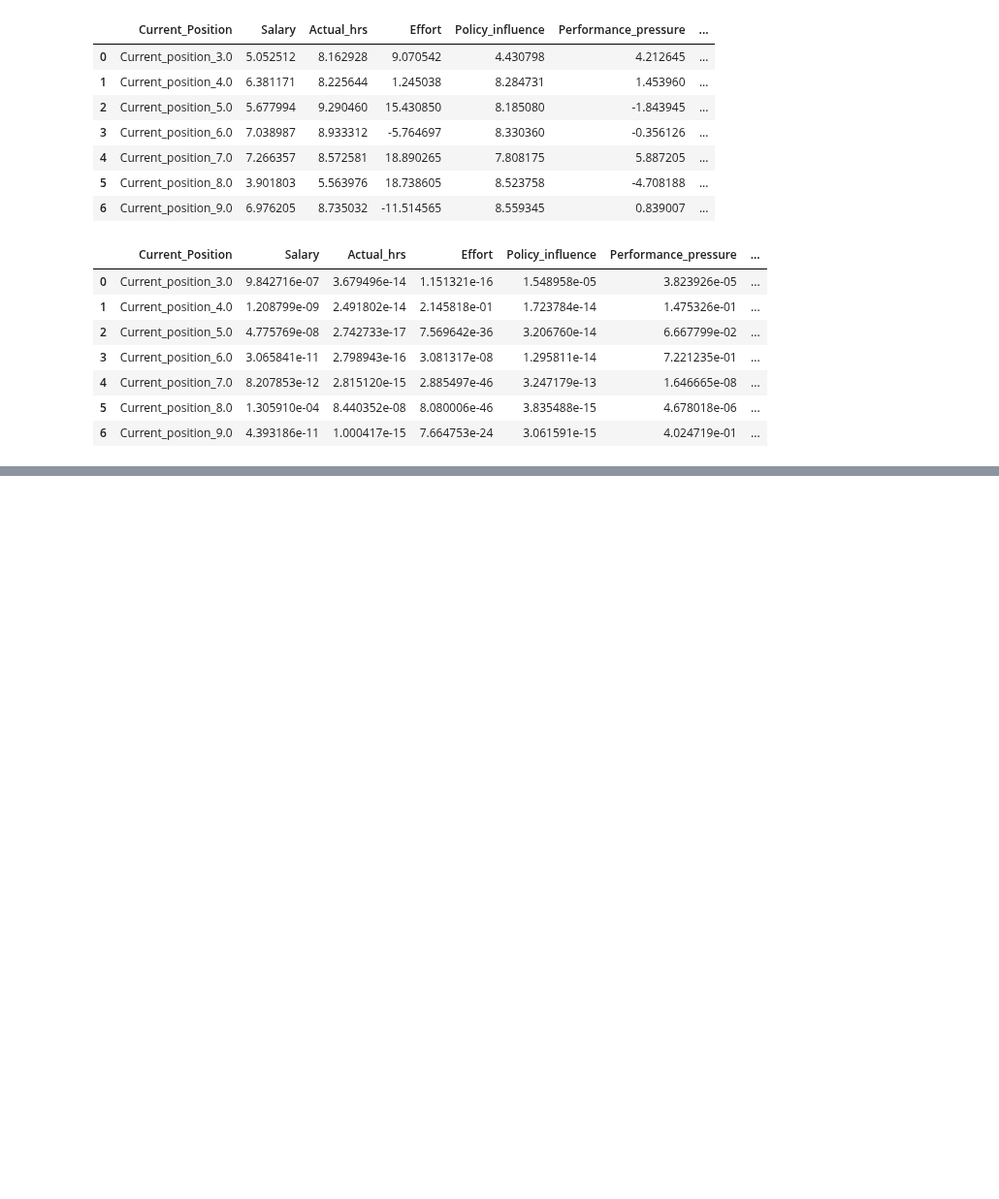
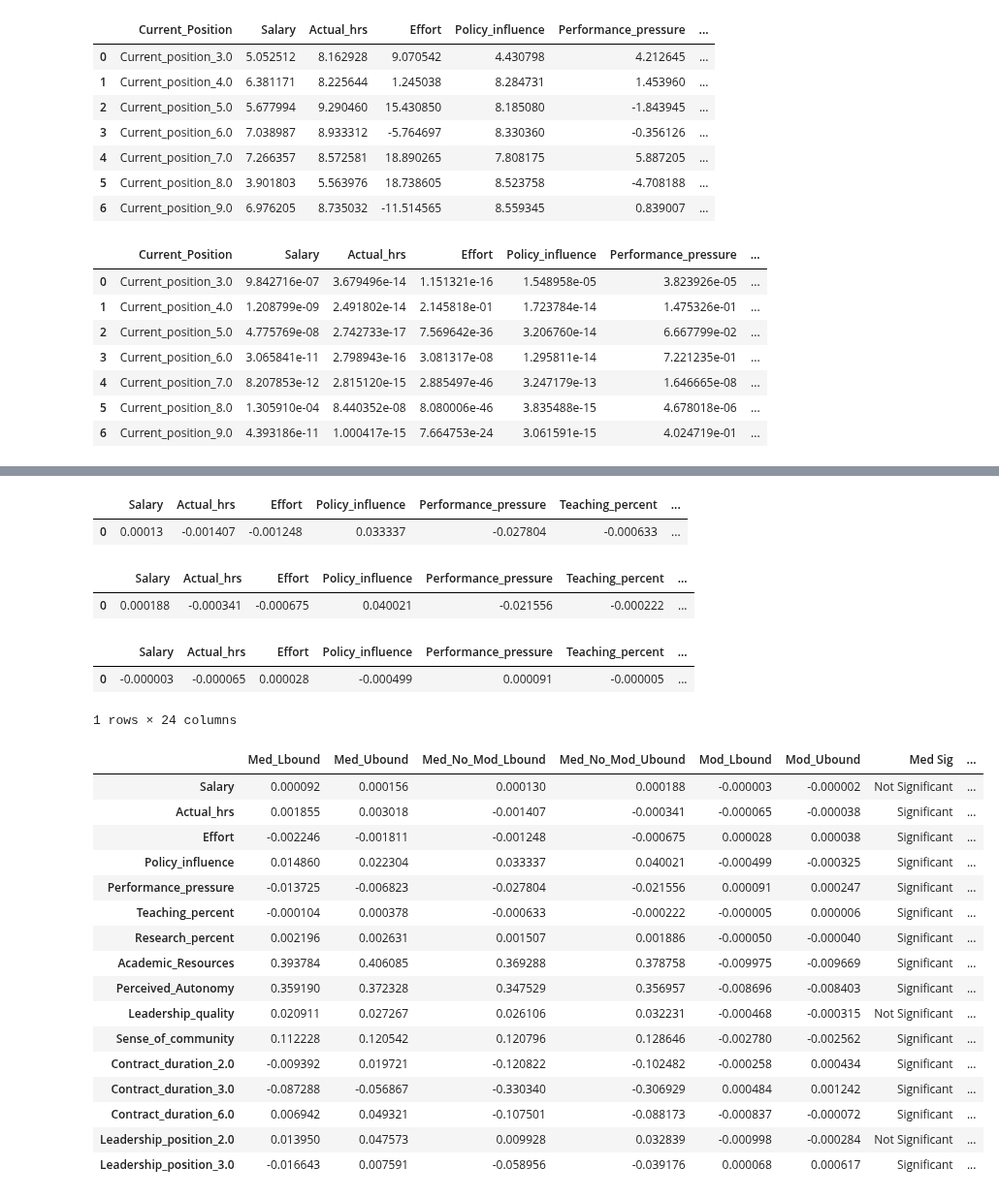
Before and after one commit to AndreiAf02/Job-Satisfaction, a Jupyter notebook: Job_Satisfaction_AT_Seniority.ipynb, the cells around one changed output, grey strips where cells are left out. Shown at 97% size. Cells and saved outputs as stored; diff of their text form; code cells hidden in the pictures; blank space fills up the shorter version.

```diff
--- a/Job_Satisfaction_AT_Seniority.ipynb
+++ b/Job_Satisfaction_AT_Seniority.ipynb
@@ -1343,6 +1516,14 @@ mediation_path_values.to_csv('AT_mediation_path_values.csv')
 moderation_path_values.to_csv('AT_moderation_path_values.csv')
 bootstrap_path_values_no_mod.to_csv('AT_bootstrap_path_values_no_mod.csv')
 mediation_path_values_no_mod.to_csv('AT_mediation_path_values_no_mod.csv')
+# %%
+path_to_bootstrap = 'https://raw.githubusercontent.com/AndreiAf02/Job-Satisfaction/refs/heads/main/AT_bootstrap/'
+
+bootstrap_path_values = pd.read_csv(path_to_bootstrap+'AT_bootstrap_path_values.csv', sep=",", header=0).iloc[:,1:]
+mediation_path_values = pd.read_csv(path_to_bootstrap+'AT_mediation_path_values.csv', sep=",", header=0).iloc[:,1:]
+moderation_path_values = pd.read_csv(path_to_bootstrap+'AT_moderation_path_values.csv', sep=",", header=0).iloc[:,1:]
+bootstrap_path_values_no_mod = pd.read_csv(path_to_bootstrap+'AT_bootstrap_path_values_no_mod.csv', sep=",", header=0).iloc[:,1:]
+mediation_path_values_no_mod = pd.read_csv(path_to_bootstrap+'AT_mediation_path_values_no_mod.csv', sep=",", header=0).iloc[:,1:]
 # %%
 bootstrap_path_values
 # %% [output]
@@ -1520,0 +1920,68 @@ p_value_results
+# %%
+Med_no_mod_lbound_Results
+# %% [output]
+|  | Salary | Actual_hrs | Effort | Policy_influence | Performance_pressure | Teaching_percent | ... |
+| 0 | 0.00013 | -0.001407 | -0.001248 | 0.033337 | -0.027804 | -0.000633 | ... |
+# %%
+Med_no_mod_ubound_Results
+# %% [output]
+|  | Salary | Actual_hrs | Effort | Policy_influence | Performance_pressure | Teaching_percent | ... |
+| 0 | 0.000188 | -0.000341 | -0.000675 | 0.040021 | -0.021556 | -0.000222 | ... |
+# %%
+cleaned_col_list = [item.replace('_mod_Age', '') for item in Mod_lbound_Results.columns]
+cleaned_col_list
+
+Mod_lbound_new_name = Mod_lbound_Results
+Mod_ubound_new_name = Mod_ubound_Results
+Mod_lbound_new_name.columns = cleaned_col_list
+Mod_ubound_new_name.columns = cleaned_col_list
+
+Mod_lbound_new_name
+# %% [output]
+|  | Salary | Actual_hrs | Effort | Policy_influence | Performance_pressure | Teaching_percent | ... |
+| 0 | -0.000003 | -0.000065 | 0.000028 | -0.000499 | 0.000091 | -0.000005 | ... |
+1 rows × 24 columns
+# %%
+Med_path_df = pd.DataFrame()
+Med_path_df['Med_Lbound'] = Med_lbound_Results.T
+Med_path_df['Med_Ubound'] = Med_ubound_Results.T
+Med_path_df['Med_No_Mod_Lbound'] = Med_no_mod_lbound_Results.T
+Med_path_df['Med_No_Mod_Ubound'] = Med_no_mod_ubound_Results.T
+Med_path_df['Mod_Lbound'] = Mod_lbound_new_name.T
+Med_path_df['Mod_Ubound'] = Mod_ubound_new_name.T
+
+med_sig = []
+mod_sig = []
+
+for i in range(len(Med_path_df)):
+  if Med_path_df['Mod_Lbound'].iloc[i] <=0 and Med_path_df['Mod_Ubound'].iloc[i] >=0:
+    mod_sig.append('Not Significant')
+  else:
+    mod_sig.append('Significant')
+  if Med_path_df['Med_Lbound'].iloc[i] >= Med_path_df['Med_No_Mod_Ubound'].iloc[i] or Med_path_df['Med_Ubound'].iloc[i] <= Med_path_df['Med_No_Mod_Lbound'].iloc[i]:
+    med_sig.append('Significant')
+  else:
+    med_sig.append('Not Significant')
+
+Med_path_df['Med Sig'] = med_sig
+Med_path_df['Mod Sig'] = mod_sig
+
+Med_path_df
+# %% [output]
+|  | Med_Lbound | Med_Ubound | Med_No_Mod_Lbound | Med_No_Mod_Ubound | Mod_Lbound | Mod_Ubound | Med Sig | ... |
+| Salary | 0.000092 | 0.000156 | 0.000130 | 0.000188 | -0.000003 | -0.000002 | Not Significant | ... |
+| Actual_hrs | 0.001855 | 0.003018 | -0.001407 | -0.000341 | -0.000065 | -0.000038 | Significant | ... |
+| Effort | -0.002246 | -0.001811 | -0.001248 | -0.000675 | 0.000028 | 0.000038 | Significant | ... |
+| Policy_influence | 0.014860 | 0.022304 | 0.033337 | 0.040021 | -0.000499 | -0.000325 | Significant | ... |
+| Performance_pressure | -0.013725 | -0.006823 | -0.027804 | -0.021556 | 0.000091 | 0.000247 | Significant | ... |
+| Teaching_percent | -0.000104 | 0.000378 | -0.000633 | -0.000222 | -0.000005 | 0.000006 | Significant | ... |
+| Research_percent | 0.002196 | 0.002631 | 0.001507 | 0.001886 | -0.000050 | -0.000040 | Significant | ... |
+| Academic_Resources | 0.393784 | 0.406085 | 0.369288 | 0.378758 | -0.009975 | -0.009669 | Significant | ... |
+| Perceived_Autonomy | 0.359190 | 0.372328 | 0.347529 | 0.356957 | -0.008696 | -0.008403 | Significant | ... |
+| Leadership_quality | 0.020911 | 0.027267 | 0.026106 | 0.032231 | -0.000468 | -0.000315 | Not Significant | ... |
+| Sense_of_community | 0.112228 | 0.120542 | 0.120796 | 0.128646 | -0.002780 | -0.002562 | Significant | ... |
+| Contract_duration_2.0 | -0.009392 | 0.019721 | -0.120822 | -0.102482 | -0.000258 | 0.000434 | Significant | ... |
+| Contract_duration_3.0 | -0.087288 | -0.056867 | -0.330340 | -0.306929 | 0.000484 | 0.001242 | Significant | ... |
+| Contract_duration_6.0 | 0.006942 | 0.049321 | -0.107501 | -0.088173 | -0.000837 | -0.000072 | Significant | ... |
+| Leadership_position_2.0 | 0.013950 | 0.047573 | 0.009928 | 0.032839 | -0.000998 | -0.000284 | Not Significant | ... |
+| Leadership_position_3.0 | -0.016643 | 0.007591 | -0.058956 | -0.039176 | 0.000068 | 0.000617 | Significant | ... |
```
Also changed, not shown: parts of 29 cells of this notebook.
